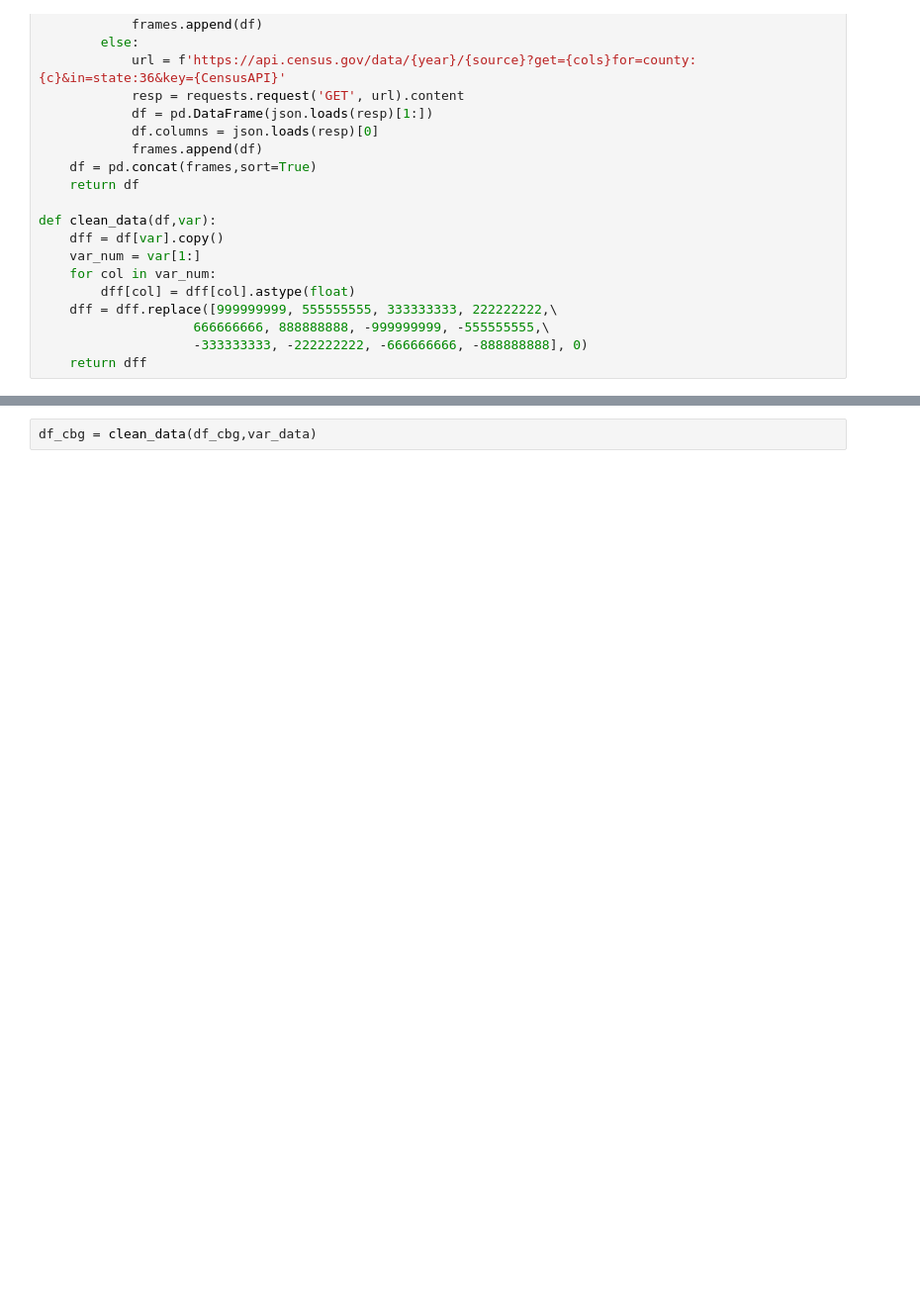
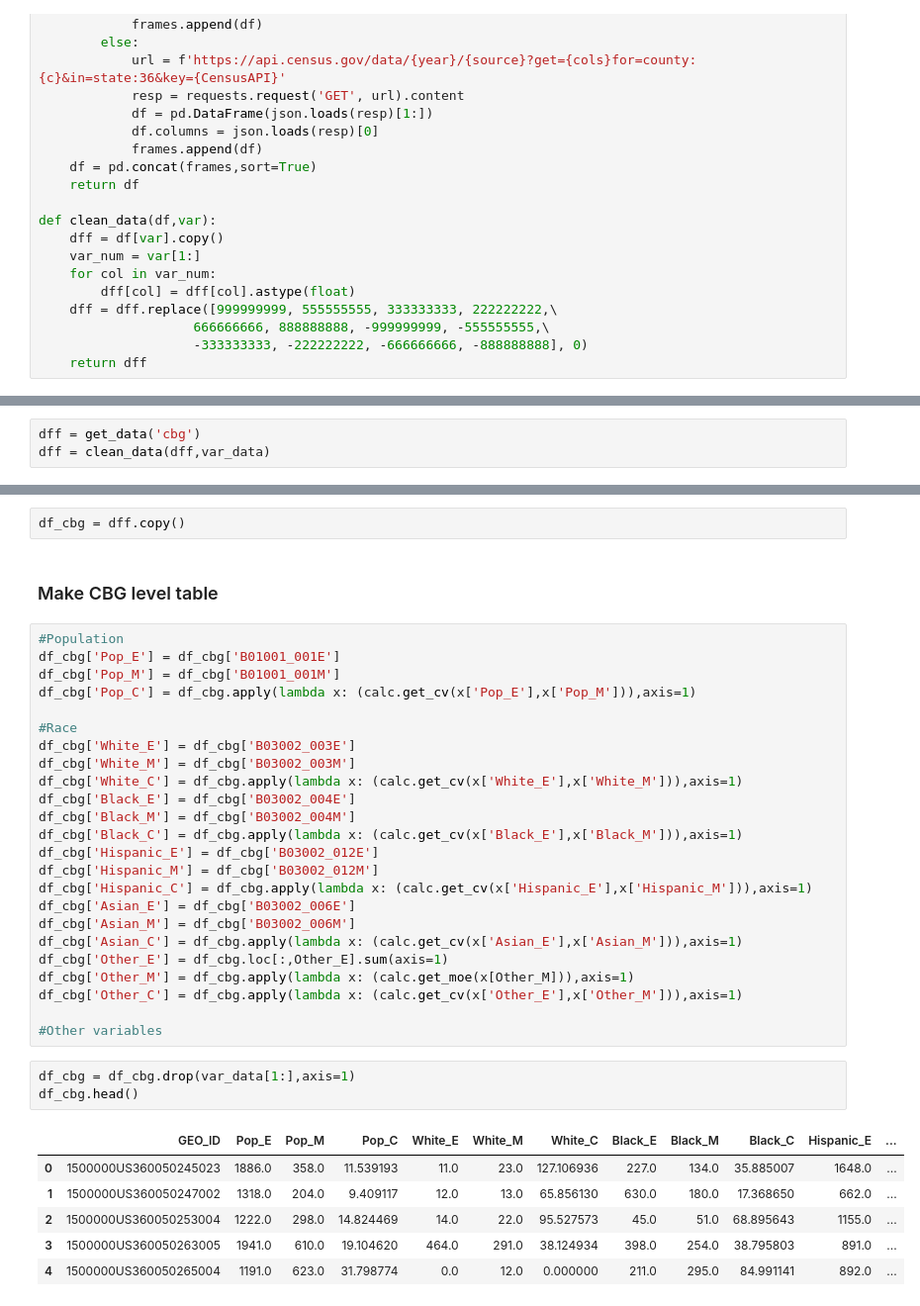
Before and after one commit to stevennac3/rp-covid-migration, a Jupyter notebook: notebooks/Get ACS Pop.ipynb, the cells around one changed output, grey strips where cells are left out. Shown at 99% size. Cells and saved outputs as stored; diff of their text form; blank space fills up the shorter version.

```diff
--- a/notebooks/Get ACS Pop.ipynb
+++ b/notebooks/Get ACS Pop.ipynb
@@ -73,0 +70,3 @@ df_cbg = get_data('cbg')
+# %%
+dff = get_data('cbg')
+dff = clean_data(dff,var_data)
@@ -74,2 +93,38 @@ df_cbg = get_data('cbg')
+# %%
+df_cbg = dff.copy()
+# %% [markdown]
+### Make CBG level table
+# %%
+#Population
+df_cbg['Pop_E'] = df_cbg['B01001_001E']
+df_cbg['Pop_M'] = df_cbg['B01001_001M']
+df_cbg['Pop_C'] = df_cbg.apply(lambda x: (calc.get_cv(x['Pop_E'],x['Pop_M'])),axis=1)
+
+#Race
+df_cbg['White_E'] = df_cbg['B03002_003E']
+df_cbg['White_M'] = df_cbg['B03002_003M']
+df_cbg['White_C'] = df_cbg.apply(lambda x: (calc.get_cv(x['White_E'],x['White_M'])),axis=1)
+df_cbg['Black_E'] = df_cbg['B03002_004E']
+df_cbg['Black_M'] = df_cbg['B03002_004M']
+df_cbg['Black_C'] = df_cbg.apply(lambda x: (calc.get_cv(x['Black_E'],x['Black_M'])),axis=1)
+df_cbg['Hispanic_E'] = df_cbg['B03002_012E']
+df_cbg['Hispanic_M'] = df_cbg['B03002_012M']
+df_cbg['Hispanic_C'] = df_cbg.apply(lambda x: (calc.get_cv(x['Hispanic_E'],x['Hispanic_M'])),axis=1)
+df_cbg['Asian_E'] = df_cbg['B03002_006E']
+df_cbg['Asian_M'] = df_cbg['B03002_006M']
+df_cbg['Asian_C'] = df_cbg.apply(lambda x: (calc.get_cv(x['Asian_E'],x['Asian_M'])),axis=1)
+df_cbg['Other_E'] = df_cbg.loc[:,Other_E].sum(axis=1)
+df_cbg['Other_M'] = df_cbg.apply(lambda x: (calc.get_moe(x[Other_M])),axis=1)
+df_cbg['Other_C'] = df_cbg.apply(lambda x: (calc.get_cv(x['Other_E'],x['Other_M'])),axis=1)
+
+#Other variables
 # %%
-df_cbg = clean_data(df_cbg,var_data)
+df_cbg = df_cbg.drop(var_data[1:],axis=1)
+df_cbg.head()
+# %% [output]
+|  | GEO_ID | Pop_E | Pop_M | Pop_C | White_E | White_M | White_C | Black_E | Black_M | Black_C | Hispanic_E | ... |
+| 0 | 1500000US360050245023 | 1886.0 | 358.0 | 11.539193 | 11.0 | 23.0 | 127.106936 | 227.0 | 134.0 | 35.885007 | 1648.0 | ... |
+| 1 | 1500000US360050247002 | 1318.0 | 204.0 | 9.409117 | 12.0 | 13.0 | 65.856130 | 630.0 | 180.0 | 17.368650 | 662.0 | ... |
+| 2 | 1500000US360050253004 | 1222.0 | 298.0 | 14.824469 | 14.0 | 22.0 | 95.527573 | 45.0 | 51.0 | 68.895643 | 1155.0 | ... |
+| 3 | 1500000US360050263005 | 1941.0 | 610.0 | 19.104620 | 464.0 | 291.0 | 38.124934 | 398.0 | 254.0 | 38.795803 | 891.0 | ... |
+| 4 | 1500000US360050265004 | 1191.0 | 623.0 | 31.798774 | 0.0 | 12.0 | 0.000000 | 211.0 | 295.0 | 84.991141 | 892.0 | ... |
```
Also changed, not shown: parts of 17 cells of this notebook, 2 other files.
